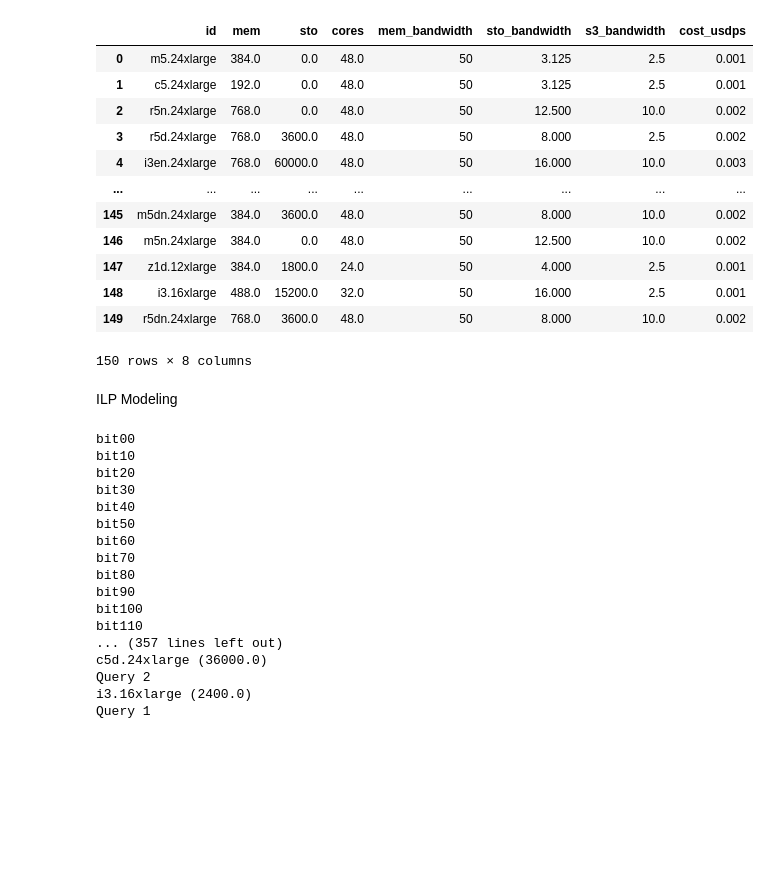
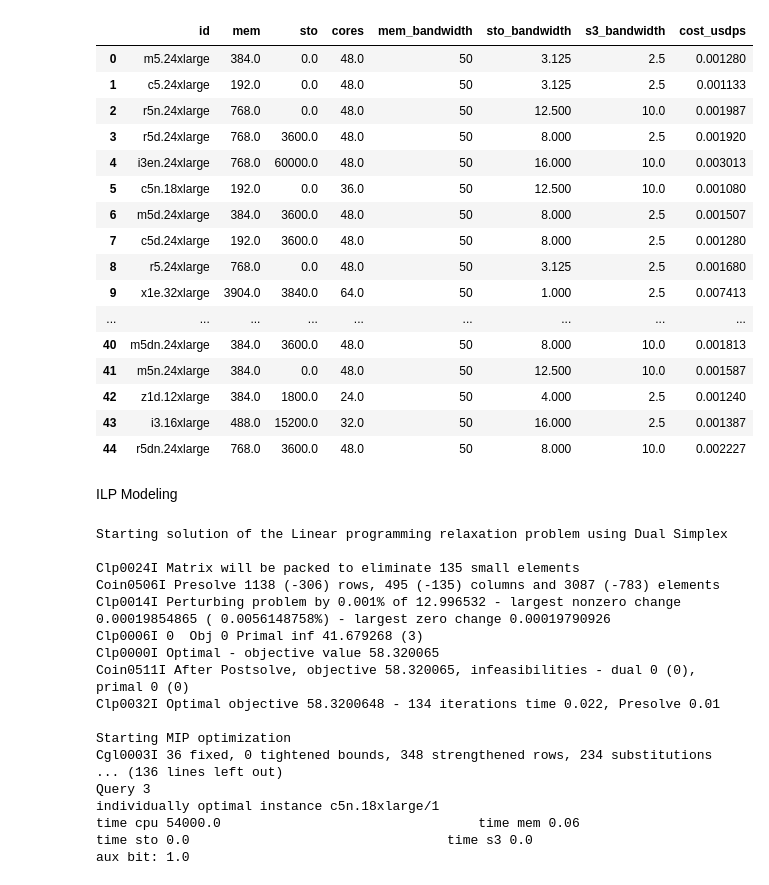
Before and after one commit to IngridDuraku/cost-optimal-model, a Jupyter notebook: models/notebooks/ilp.ipynb, the cells around one changed output. Drawn from its saved outputs; the diff is of its cells as text; code cells hidden in the pictures; blank space fills up the shorter version.

Commit message:
Fix ilp model

```diff
--- a/models/notebooks/ilp.ipynb
+++ b/models/notebooks/ilp.ipynb
@@ -133,48 +187,52 @@ See the caveats in the documentation: https://pandas.pydata.org/pandas-docs/stab
 # %%
-MAX_INSTANCES = 10
+MAX_INSTANCES = 3
 # %%
 i_cols = [
         'id',
         'mem',
         'sto',
         'cores',
         'mem_bandwidth',
         'sto_bandwidth',
         's3_bandwidth',
         'cost_usdps'
 ]
 
 instance_info = INSTANCES
 
 instance_info['mem'] = instance_info['calc_mem_caching'] + instance_info['calc_mem_spooling']
 instance_info['sto'] = instance_info['calc_sto_caching'] + instance_info['calc_sto_spooling']
-instance_info['cost_usdps'] = round(instance_info['cost_usdph'] / 3600, 3)
+instance_info['cost_usdps'] = round(instance_info['cost_usdph'] / 3600, 6)
 
 instance_info = instance_info.rename(columns={
         'calc_cpu_real': 'cores',
         'calc_mem_speed': 'mem_bandwidth',
         'calc_sto_speed': 'sto_bandwidth',
         'calc_s3_speed': 's3_bandwidth'
 })[i_cols]
 
 available_instances = instance_info
 
 for i in range(1, MAX_INSTANCES):
         available_instances = pd.concat([available_instances, instance_info], axis=0, ignore_index=True)
 
 available_instances
 # %% [output]
 |  | id | mem | sto | cores | mem_bandwidth | sto_bandwidth | s3_bandwidth | cost_usdps |
-| 0 | m5.24xlarge | 384.0 | 0.0 | 48.0 | 50 | 3.125 | 2.5 | 0.001 |
-| 1 | c5.24xlarge | 192.0 | 0.0 | 48.0 | 50 | 3.125 | 2.5 | 0.001 |
-| 2 | r5n.24xlarge | 768.0 | 0.0 | 48.0 | 50 | 12.500 | 10.0 | 0.002 |
-| 3 | r5d.24xlarge | 768.0 | 3600.0 | 48.0 | 50 | 8.000 | 2.5 | 0.002 |
-| 4 | i3en.24xlarge | 768.0 | 60000.0 | 48.0 | 50 | 16.000 | 10.0 | 0.003 |
+| 0 | m5.24xlarge | 384.0 | 0.0 | 48.0 | 50 | 3.125 | 2.5 | 0.001280 |
+| 1 | c5.24xlarge | 192.0 | 0.0 | 48.0 | 50 | 3.125 | 2.5 | 0.001133 |
+| 2 | r5n.24xlarge | 768.0 | 0.0 | 48.0 | 50 | 12.500 | 10.0 | 0.001987 |
+| 3 | r5d.24xlarge | 768.0 | 3600.0 | 48.0 | 50 | 8.000 | 2.5 | 0.001920 |
+| 4 | i3en.24xlarge | 768.0 | 60000.0 | 48.0 | 50 | 16.000 | 10.0 | 0.003013 |
+| 5 | c5n.18xlarge | 192.0 | 0.0 | 36.0 | 50 | 12.500 | 10.0 | 0.001080 |
+| 6 | m5d.24xlarge | 384.0 | 3600.0 | 48.0 | 50 | 8.000 | 2.5 | 0.001507 |
+| 7 | c5d.24xlarge | 192.0 | 3600.0 | 48.0 | 50 | 8.000 | 2.5 | 0.001280 |
+| 8 | r5.24xlarge | 768.0 | 0.0 | 48.0 | 50 | 3.125 | 2.5 | 0.001680 |
+| 9 | x1e.32xlarge | 3904.0 | 3840.0 | 64.0 | 50 | 1.000 | 2.5 | 0.007413 |
 | ... | ... | ... | ... | ... | ... | ... | ... | ... |
-| 145 | m5dn.24xlarge | 384.0 | 3600.0 | 48.0 | 50 | 8.000 | 10.0 | 0.002 |
-| 146 | m5n.24xlarge | 384.0 | 0.0 | 48.0 | 50 | 12.500 | 10.0 | 0.002 |
-| 147 | z1d.12xlarge | 384.0 | 1800.0 | 24.0 | 50 | 4.000 | 2.5 | 0.001 |
-| 148 | i3.16xlarge | 488.0 | 15200.0 | 32.0 | 50 | 16.000 | 2.5 | 0.001 |
-| 149 | r5dn.24xlarge | 768.0 | 3600.0 | 48.0 | 50 | 8.000 | 10.0 | 0.002 |
+| 40 | m5dn.24xlarge | 384.0 | 3600.0 | 48.0 | 50 | 8.000 | 10.0 | 0.001813 |
+| 41 | m5n.24xlarge | 384.0 | 0.0 | 48.0 | 50 | 12.500 | 10.0 | 0.001587 |
+| 42 | z1d.12xlarge | 384.0 | 1800.0 | 24.0 | 50 | 4.000 | 2.5 | 0.001240 |
+| 43 | i3.16xlarge | 488.0 | 15200.0 | 32.0 | 50 | 16.000 | 2.5 | 0.001387 |
+| 44 | r5dn.24xlarge | 768.0 | 3600.0 | 48.0 | 50 | 8.000 | 10.0 | 0.002227 |
-150 rows × 8 columns
 # %%
@@ -213,8 +271,6 @@ model += mip.xsum(inst_bits[i] for i in range(instance_count)) <= MAX_INSTANCES
 
 
 for q in range(query_count):
-        for i in range(instance_count):
-                print(bits[i * query_count + q].name)
         model += mip.xsum(bits[i * query_count + q] for i in range(instance_count)) == 1
 
 for i in range(instance_count):
@@ -237,6 +293,9 @@ for i in range(instance_count):
 for i in range(instance_count):
         for q in range(query_count):
                 for p in range(query_count):
+                        if p == q:
+                                model += aux_bits[i * query_count * query_count + q * query_count + p] == bits[i*query_count + q]
+                                continue
                         model += aux_bits[i * query_count * query_count + q * query_count + p] <= bits[i*query_count + q]
                         model += aux_bits[i * query_count * query_count + q * query_count + p] <= bits[i * query_count + p]
                         model += aux_bits[i * query_count * query_count + q * query_count + p] >=  bits[i * query_count + p] + bits[i*query_count + q] - 1
@@ -244,7 +303,7 @@ for i in range(instance_count):
 
 res = model.optimize()
 print("RESULT: ", res)
-
+model.write("./model_2.lp")
 
 for i in range(instance_count):
         if instance_runtimes[i].x == 0:
@@ -253,21 +312,27 @@ for i in range(instance_count):
         for q in range(query_count):
                 if bits[i * query_count + q].x:
                         print(f"Query {query_req[q]['query_id']}")
+                        print(f"individually optimal instance {query_req[q]['id']}")
+                        print(f"time cpu {query_req[q]['time_cpu']} \
+                                time mem {query_req[q]['rw_mem']/available_instances.iloc[i]['mem_bandwidth']} \
+                                time sto {query_req[q]['rw_sto']/available_instances.iloc[i]['sto_bandwidth']} \
+                                time s3 {query_req[q]['rw_s3']/available_instances.iloc[i]['s3_bandwidth']}")
+                        print(f"aux bit: {aux_bits[i * query_count * query_count + q * query_count + q].x}")
 # %% [output]
-bit00
-bit10
-bit20
-bit30
-bit40
-bit50
-bit60
-bit70
-bit80
-bit90
-bit100
-bit110
-... (357 lines left out)
-c5d.24xlarge (36000.0)
-Query 2
-i3.16xlarge (2400.0)
-Query 1
+Starting solution of the Linear programming relaxation problem using Dual Simplex
+
+Clp0024I Matrix will be packed to eliminate 135 small elements
+Coin0506I Presolve 1138 (-306) rows, 495 (-135) columns and 3087 (-783) elements
+Clp0014I Perturbing problem by 0.001% of 12.996532 - largest nonzero change 0.00019854865 ( 0.0056148758%) - largest zero change 0.00019790926
+Clp0006I 0  Obj 0 Primal inf 41.679268 (3)
+Clp0000I Optimal - objective value 58.320065
+Coin0511I After Postsolve, objective 58.320065, infeasibilities - dual 0 (0), primal 0 (0)
+Clp0032I Optimal objective 58.3200648 - 134 iterations time 0.022, Presolve 0.01
+
+Starting MIP optimization
+Cgl0003I 36 fixed, 0 tightened bounds, 348 strengthened rows, 234 substitutions
+... (136 lines left out)
+Query 3
+individually optimal instance c5n.18xlarge/1
+time cpu 54000.0                                 time mem 0.06                                 time sto 0.0                                 time s3 0.0
+aux bit: 1.0
```
Also changed, not shown: parts of 4 cells of this notebook, 5 other files.
